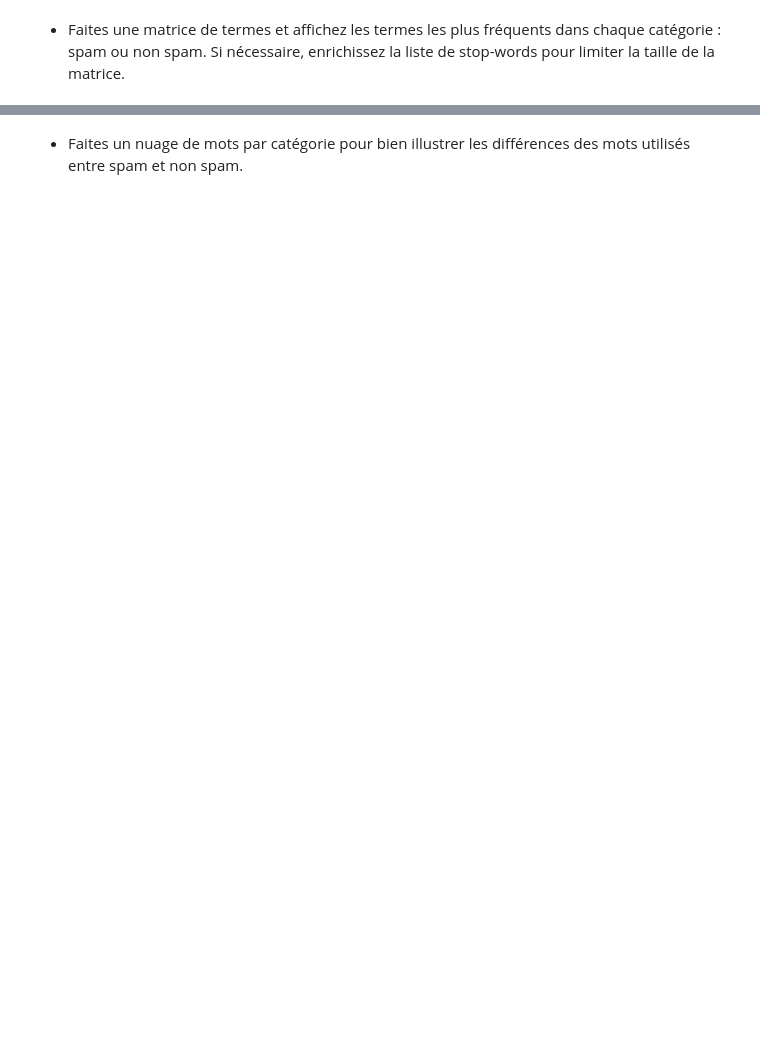
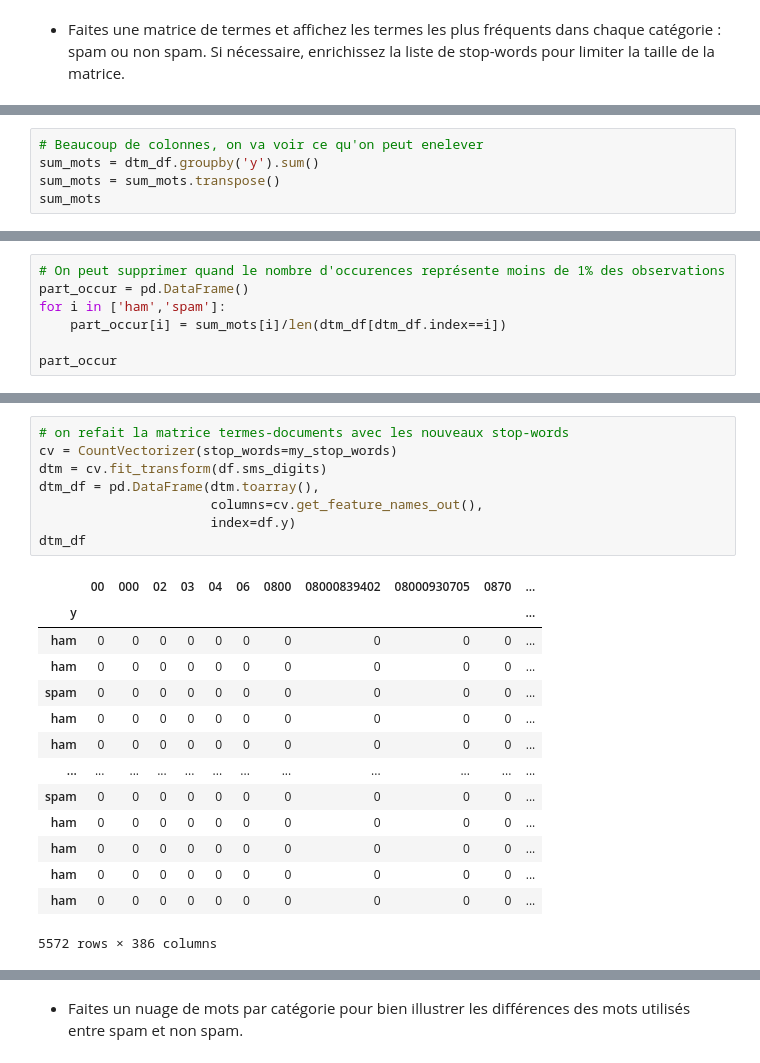
Before and after one commit to louiskuhn/IA-P2-Euskadi, a Jupyter notebook: Ressources/Machine Learning/NLP/3. NLP_classification textos.ipynb, the cells around one changed output, grey strips where cells are left out. Drawn from its saved outputs; the diff is of its cells as text; blank space fills up the shorter version.

```diff
--- a/Ressources/Machine Learning/NLP/3. NLP_classification textos.ipynb
+++ b/Ressources/Machine Learning/NLP/3. NLP_classification textos.ipynb
@@ -10,0 +86,5 @@ Dans ce cas pratique, on cherche à entraîner un modèle capable de prédire si
+# %%
+# Beaucoup de colonnes, on va voir ce qu'on peut enelever
+sum_mots = dtm_df.groupby('y').sum()
+sum_mots = sum_mots.transpose()
+sum_mots
@@ -10,0 +105,7 @@ Dans ce cas pratique, on cherche à entraîner un modèle capable de prédire si
+# %%
+# On peut supprimer quand le nombre d'occurences représente moins de 1% des observations
+part_occur = pd.DataFrame()
+for i in ['ham','spam']:
+    part_occur[i] = sum_mots[i]/len(dtm_df[dtm_df.index==i])
+
+part_occur
@@ -10,0 +192,23 @@ Dans ce cas pratique, on cherche à entraîner un modèle capable de prédire si
+# %%
+# on refait la matrice termes-documents avec les nouveaux stop-words
+cv = CountVectorizer(stop_words=my_stop_words)
+dtm = cv.fit_transform(df.sms_digits)
+dtm_df = pd.DataFrame(dtm.toarray(),
+                      columns=cv.get_feature_names_out(),
+                      index=df.y)
+dtm_df
+# %% [output]
+|  | 00 | 000 | 02 | 03 | 04 | 06 | 0800 | 08000839402 | 08000930705 | 0870 | ... |
+| y |  |  |  |  |  |  |  |  |  |  | ... |
+| ham | 0 | 0 | 0 | 0 | 0 | 0 | 0 | 0 | 0 | 0 | ... |
+| ham | 0 | 0 | 0 | 0 | 0 | 0 | 0 | 0 | 0 | 0 | ... |
+| spam | 0 | 0 | 0 | 0 | 0 | 0 | 0 | 0 | 0 | 0 | ... |
+| ham | 0 | 0 | 0 | 0 | 0 | 0 | 0 | 0 | 0 | 0 | ... |
+| ham | 0 | 0 | 0 | 0 | 0 | 0 | 0 | 0 | 0 | 0 | ... |
+| ... | ... | ... | ... | ... | ... | ... | ... | ... | ... | ... | ... |
+| spam | 0 | 0 | 0 | 0 | 0 | 0 | 0 | 0 | 0 | 0 | ... |
+| ham | 0 | 0 | 0 | 0 | 0 | 0 | 0 | 0 | 0 | 0 | ... |
+| ham | 0 | 0 | 0 | 0 | 0 | 0 | 0 | 0 | 0 | 0 | ... |
+| ham | 0 | 0 | 0 | 0 | 0 | 0 | 0 | 0 | 0 | 0 | ... |
+| ham | 0 | 0 | 0 | 0 | 0 | 0 | 0 | 0 | 0 | 0 | ... |
+5572 rows × 386 columns
```
Also changed, not shown: parts of 12 cells of this notebook, 4 other files.
